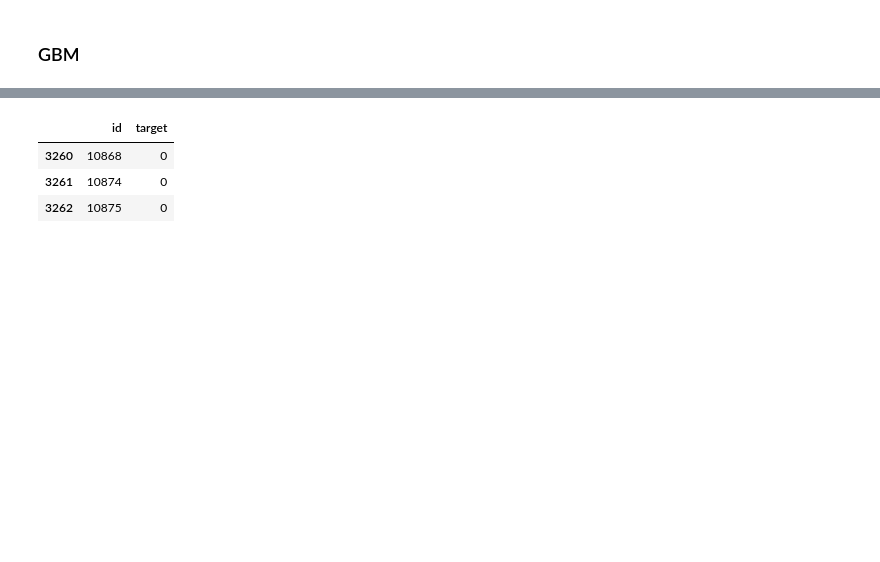
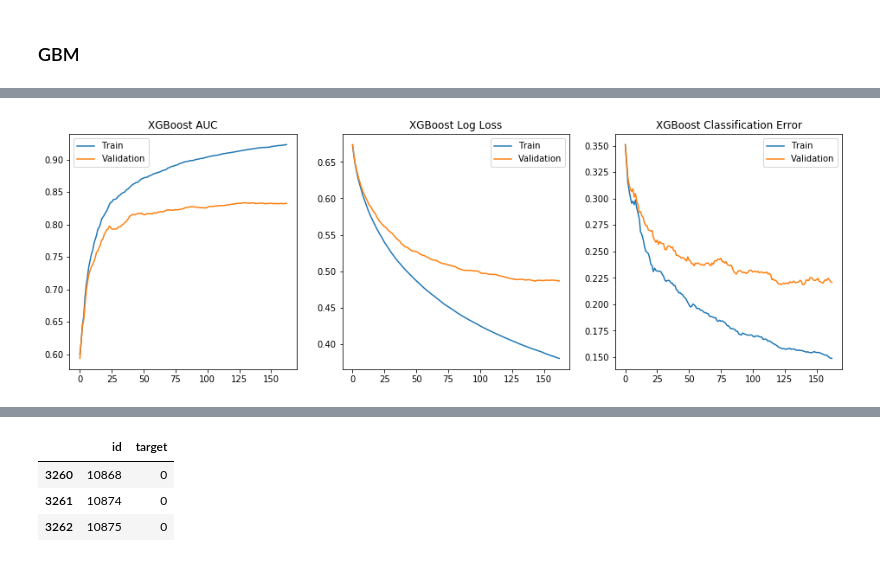
Before and after one commit to ysun90/kaggle-competitions, a Jupyter notebook: nlp-getting-started/nlp_with_disaster_tweets_benchmark_ysun.ipynb, the cells around one changed output, grey strips where cells are left out. Cells and saved outputs as stored; diff of their text form; code cells hidden in the pictures; blank space fills up the shorter version.

```diff
--- a/nlp-getting-started/nlp_with_disaster_tweets_benchmark_ysun.ipynb
+++ b/nlp-getting-started/nlp_with_disaster_tweets_benchmark_ysun.ipynb
@@ -577,0 +641,29 @@ plt.show()
+# %%
+# retrieve performance metrics
+results = model.evals_result()
+epochs = len(results['validation_0']['auc'])
+x_axis = range(0, epochs)
+
+fig, (ax1, ax2, ax3) = plt.subplots(1, 3, figsize=(16,5))
+
+# plot auc
+ax1.plot(x_axis, results['validation_0']['auc'], label='Train')
+ax1.plot(x_axis, results['validation_1']['auc'], label='Validation')
+ax1.set_title("XGBoost AUC")
+ax1.legend()
+
+# plot log loss
+ax2.plot(x_axis, results['validation_0']['logloss'], label='Train')
+ax2.plot(x_axis, results['validation_1']['logloss'], label='Validation')
+ax2.set_title("XGBoost Log Loss")
+ax2.legend()
+
+# plot classification error
+ax3.plot(x_axis, results['validation_0']['error'], label='Train')
+ax3.plot(x_axis, results['validation_1']['error'], label='Validation')
+ax3.set_title("XGBoost Classification Error")
+ax3.legend()
+
+plt.show()
+# %% [output]
+[figure, added]
```
Also changed, not shown: parts of 11 cells of this notebook, 6 other files.
